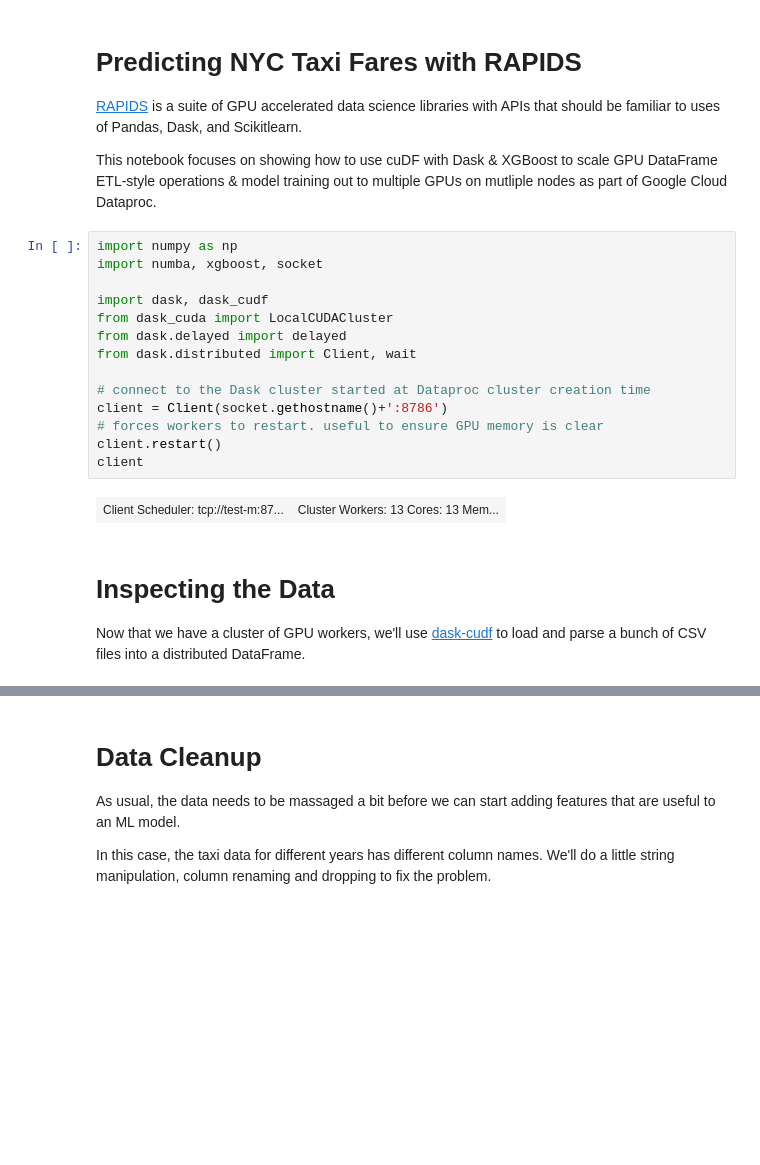
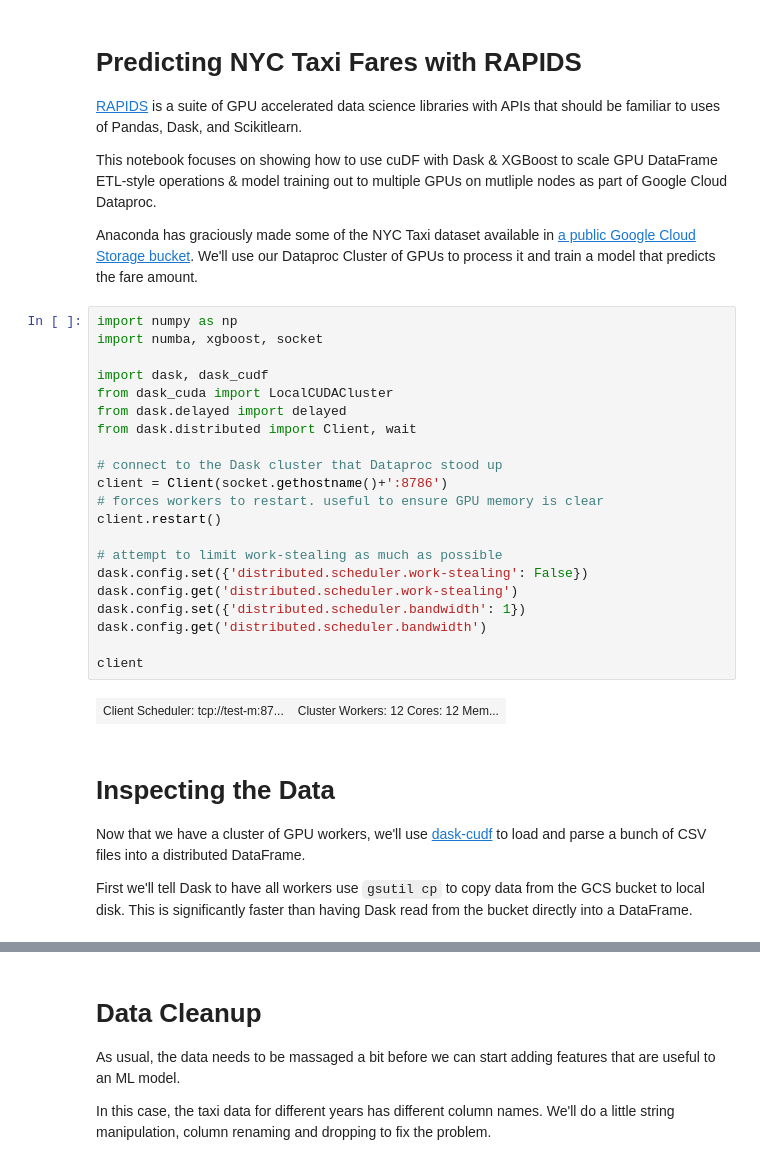
Before and after one commit to efajardo-nv/rapids-dataproc, a Jupyter notebook: notebooks/NYCTaxi-E2E.ipynb, the cells around one changed output, grey strips where cells are left out. Drawn from its saved outputs; the diff is of its cells as text; blank space fills up the shorter version.

```diff
--- a/notebooks/NYCTaxi-E2E.ipynb
+++ b/notebooks/NYCTaxi-E2E.ipynb
@@ -4,23 +4,34 @@
 [RAPIDS](https://rapids.ai/) is a suite of GPU accelerated data science libraries with APIs that should be familiar to uses of Pandas, Dask, and Scikitlearn.
 
 This notebook focuses on showing how to use cuDF with Dask & XGBoost to scale GPU DataFrame ETL-style operations & model training out to multiple GPUs on mutliple nodes as part of Google Cloud Dataproc.
+
+Anaconda has graciously made some of the NYC Taxi dataset available in [a public Google Cloud Storage bucket](https://console.cloud.google.com/storage/browser/anaconda-public-data/nyc-taxi/csv/). We'll use our Dataproc Cluster of GPUs to process it and train a model that predicts the fare amount.
 # %%
 import numpy as np
 import numba, xgboost, socket
 
 import dask, dask_cudf
 from dask_cuda import LocalCUDACluster
 from dask.delayed import delayed
 from dask.distributed import Client, wait
 
-# connect to the Dask cluster started at Dataproc cluster creation time
+# connect to the Dask cluster that Dataproc stood up
 client = Client(socket.gethostname()+':8786')
 # forces workers to restart. useful to ensure GPU memory is clear
 client.restart()
+
+# attempt to limit work-stealing as much as possible
+dask.config.set({'distributed.scheduler.work-stealing': False})
+dask.config.get('distributed.scheduler.work-stealing')
+dask.config.set({'distributed.scheduler.bandwidth': 1})
+dask.config.get('distributed.scheduler.bandwidth')
+
 client
 # %% [output]
-| Client Scheduler: tcp://test-m:87... | Cluster Workers: 13 Cores: 13 Mem... |
+| Client Scheduler: tcp://test-m:87... | Cluster Workers: 12 Cores: 12 Mem... |
 # %% [markdown]
 # Inspecting the Data
 
 Now that we have a cluster of GPU workers, we'll use [dask-cudf](https://github.com/rapidsai/dask-cudf/) to load and parse a bunch of CSV files into a distributed DataFrame.
+
+First we'll tell Dask to have all workers use `gsutil cp` to copy data from the GCS bucket to local disk. This is significantly faster than having Dask read from the bucket directly into a DataFrame.
```
Also changed, not shown: parts of 18 cells of this notebook.
